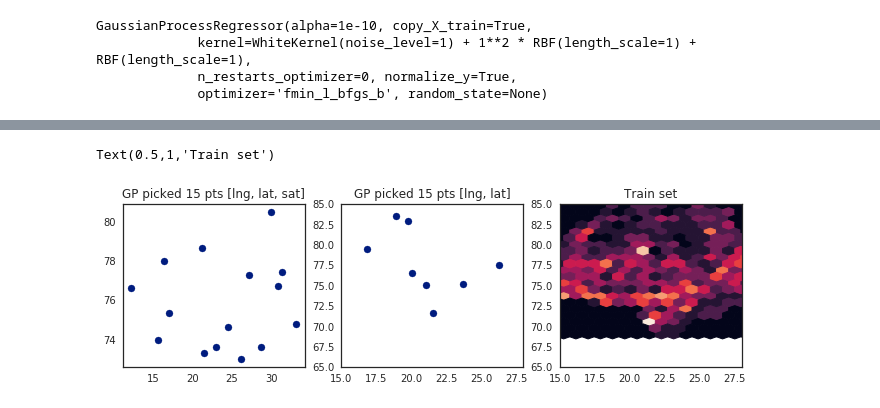
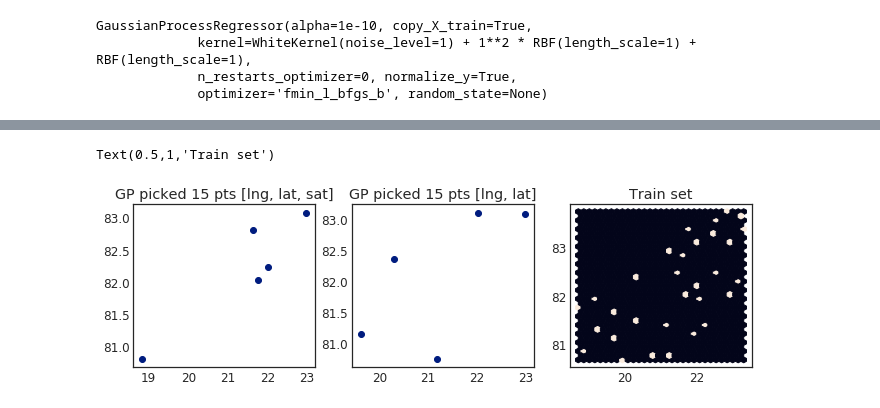
Before and after one commit to chrisyeh96/india-poverty, a Jupyter notebook: sampling/adaptive-sampling.ipynb, the cells around one changed output, grey strips where cells are left out. Cells and saved outputs as stored; diff of their text form; code cells hidden in the pictures.

```diff
--- a/sampling/adaptive-sampling.ipynb
+++ b/sampling/adaptive-sampling.ipynb
@@ -140,8 +150,8 @@ df_train = df.iloc[train_idxs,:]
 df_val = df.iloc[val_idxs,:]
 # %%
 gp = GaussianProcessRegressor(kernel=kernel, normalize_y=True)
-gp.fit(df_train.loc[:,("lat", "lng", "pred")], df_train["true"])
-preds = gp.predict(df_val.loc[:, ("lat", "lng", "pred")])
+gp.fit(df_train.loc[:,("lat", "lng")], df_train["true"] - df_train["pred"])
+preds = gp.predict(df_val.loc[:, ("lat", "lng")]) + df_val["pred"]
 # %%
 print("R2 all training pts, GP: %.3f" % r2_score(df_val["true"], preds))
 # %% [output]
@@ -279,5 +289,10 @@ def greedy_selection(init_kernel, n_samples, X, y, chol_inv=True):
 # %%
 kernel = WhiteKernel() + \
          ConstantKernel() * \
-         RBF(length_scale_bounds=(1e-3, 1000)) + \
-         RBF(length_scale_bounds=(1e-3, 1000))
+         RBF(length_scale=1.0, length_scale_bounds=(1e-3, 1000)) + \
+         RBF(length_scale=1.0, length_scale_bounds=(1e-3, 1000))
+# %%
+anisotropic_kernel = WhiteKernel() + \
+                     ConstantKernel() * \
+                     RBF(length_scale=(1.0, 1.0, 1.0), length_scale_bounds=(1e-3, 1000)) + \
+                     RBF(length_scale=(1.0, 1.0, 1.0), length_scale_bounds=(1e-3, 1000))
@@ -284,6 +301,6 @@ kernel = WhiteKernel() + \
 # %%
 idxs = greedy_selection(
-  kernel, 20,
+  anisotropic_kernel, 20,
   df_train.loc[:,("lat", "lng", "pred")].as_matrix(),
   np.array(df_train["true"] - df_train["pred"]), chol_inv=False)
 # %%
@@ -316,22 +329,16 @@ cb = plt.colorbar()
 # %%
 plt.figure(figsize=(15, 3))
 plt.subplot(1,4,1)
-df_sampled = df_train.iloc[idxs[:15],:]
-plt.ylim((65, 85))
-plt.xlim((15,28))
+df_sampled = df_train.iloc[idxs[:5],:]
 plt.scatter(df_sampled["lat"], df_sampled["lng"])
 plt.title("GP picked 15 pts [lng, lat, sat]")
 plt.subplot(1,4,2)
-df_sampled = df_train.iloc[idxs_nosat[:15],:]
-plt.ylim((65, 85))
-plt.xlim((15,28))
+df_sampled = df_train.iloc[idxs_nosat[:5],:]
 plt.scatter(df_sampled["lat"], df_sampled["lng"])
 plt.title("GP picked 15 pts [lng, lat]")
 plt.subplot(1,4,3)
 plt.hexbin(df_train["lat"], df_train["lng"], gridsize=30)
-plt.ylim((65, 85))
-plt.xlim((15, 28))
 plt.title("Train set")
 # %% [output]
 Text(0.5,1,'Train set')
-[figure, old version]
+[figure, new version]
```
Also changed, not shown: parts of 53 cells of this notebook, 4 other files.
